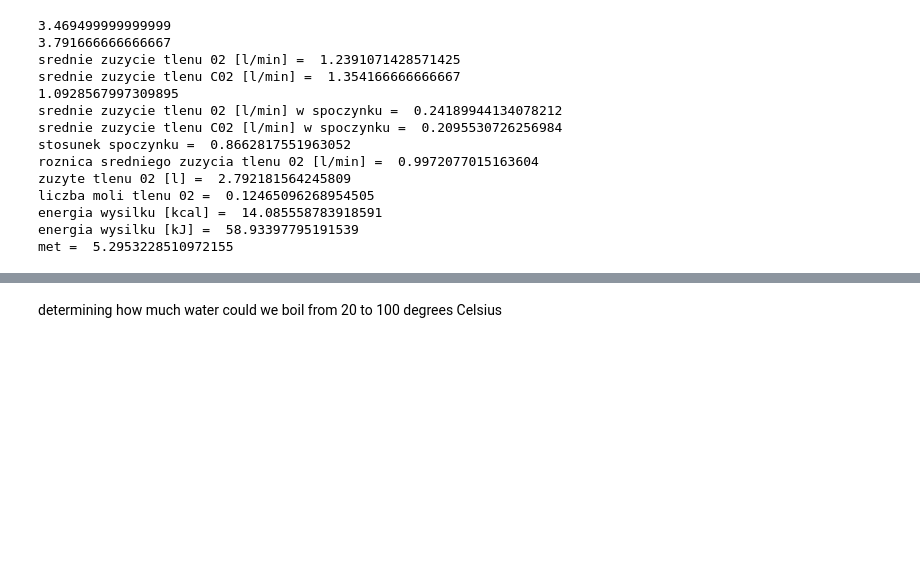
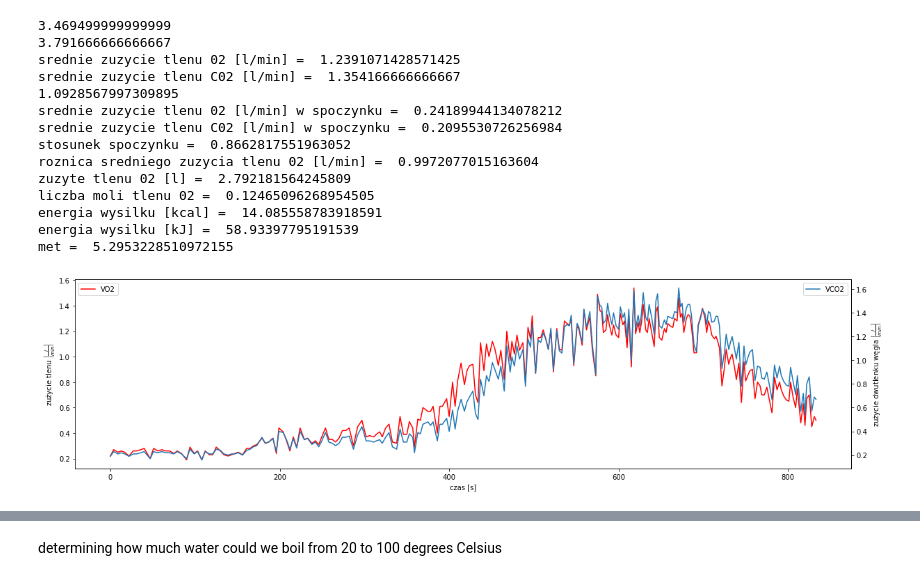
Before and after one commit to finem4n/energy-expenditure-science-labs, a Jupyter notebook: analysis.ipynb, the cells around one changed output, grey strips where cells are left out. Cells and saved outputs as stored; diff of their text form; code cells hidden in the pictures; blank space fills up the shorter version.

```diff
--- a/analysis.ipynb
+++ b/analysis.ipynb
@@ -167,5 +167,35 @@ liczba moli tlenu 02 =  0.12465096268954505
 energia wysilku [kcal] =  14.085558783918591
 energia wysilku [kJ] =  58.93397795191539
 met =  5.2953228510972155
+# %%
+fig, ax = plt.subplots(figsize=(20, 5))
+ax.plot(df["time"], df["VO2"], label="VO2", color = "red")
+
+# ax.plot(df["time"], df["whole V02"], label="VO2")
+# ax.plot(df["time"], df["VCO2"], label="VCO2")
+# ax.plot([lewa,prawa],[srednieO2min,srednieO2min])
+# ax.plot([tp_spoczynek,tk_spoczyhek],[spoczynek_srednieO2min,spoczynek_srednieO2min])
+
+#dwie osie pionowe dla V02 i VCO2
+
+# ax.vlines(x=[tp_spoczynek,tk_spoczyhek], ymin=0, ymax=df["VO2"].max(), color="purple", linestyle="--")
+# ax.vlines(x=[lewa,prawa], ymin=0, ymax=df["VO2"].max(), color="red", linestyle="--")
+
+ax2 = ax.twinx()
+
+ax2.plot(df["time"], df["VCO2"], label="VCO2")
+
+ax.set_xlabel("czas [s]")
+ax.set_ylabel(r"zużycie tlenu $\left [\frac{l}{min} \right ]$")
+ax2.set_ylabel(r"zużycie dwutlenku węgla $\left [\frac{l}{min} \right ]$")
+
+# fig.legend()
+ax.legend(loc="upper left")
+ax2.legend(loc="upper right")
+
+fig.savefig("out/plot.jpg", dpi = 1200)
+plt.show()
+# %% [output]
+[figure, added]
 # %%
 fig, ax = plt.subplots(figsize=(20, 5))
```
Also changed, not shown: parts of 3 cells of this notebook, 3 other files.
